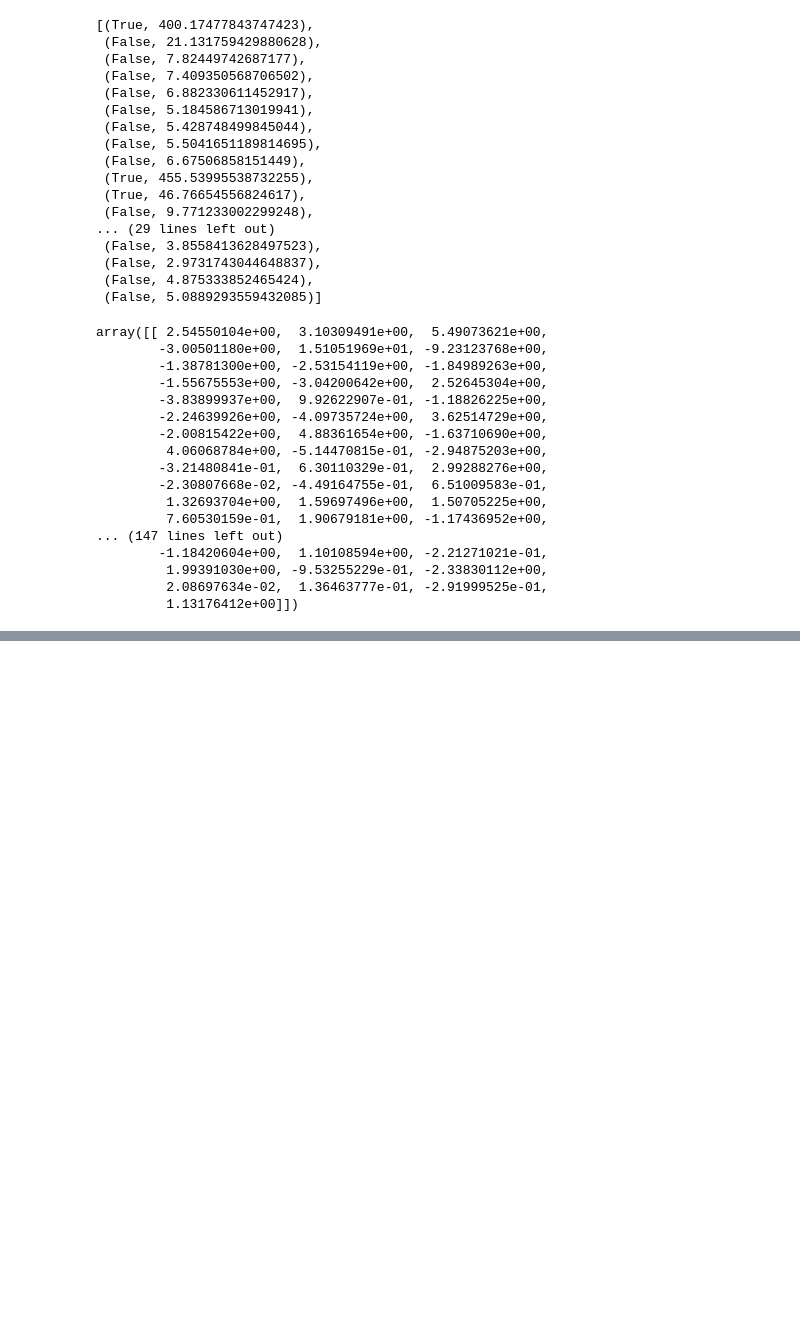
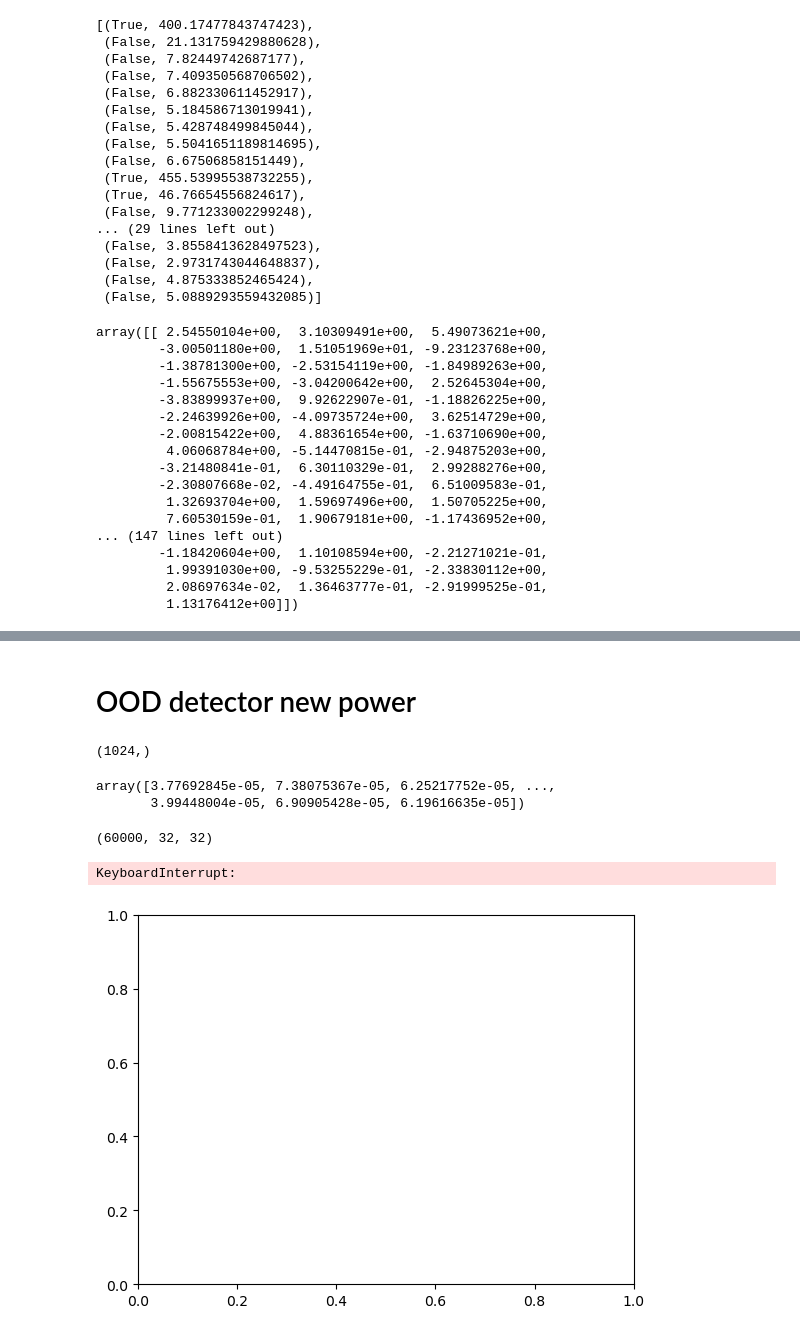
Before and after one commit to kitkatdafu/uncertainty-awared-diffusion, a Jupyter notebook: ood_utils_todo.ipynb, the cells around one changed output, grey strips where cells are left out. Saved outputs shown, nothing was run; the diff lists cells and outputs as text; code cells hidden in the pictures; blank space fills up the shorter version.

```diff
--- a/ood_utils_todo.ipynb
+++ b/ood_utils_todo.ipynb
@@ -380,6 +431,6 @@ array([[ 2.54550104e+00,  3.10309491e+00,  5.49073621e+00,
 # %%
-for img in infer_samples:
+for img in total_samples:
     for i in img:
         fig,ax = plt.subplots()
-        ax.imshow(i[0][0])
+        ax.imshow(i[0])
 # %% [output]
@@ -398,0 +438,11 @@ for img in infer_samples:
+# %% [markdown]
+# OOD detector new power
+# %%
+record_latent_features = torch.load('./weight/record_latent_features_power_999_100_new.pt')
+flatten_features(record_latent_features)
+# %%
+record_latent_features_loss = torch.load('./weight/record_latent_features_loss_power_999_100_new.pt')
+# %%
+record_latent_features[999][0].shape
+# %% [output]
+(1024,)
@@ -398,0 +451,17 @@ for img in infer_samples:
+# %%
+np.array(record_latent_features_loss[999]).mean(axis=(1,2,3))
+# %% [output]
+array([3.77692845e-05, 7.38075367e-05, 6.25217752e-05, ...,
+       3.99448004e-05, 6.90905428e-05, 6.19616635e-05])
+# %%
+np.array(record_latent_features_loss[0]).shape
+# %% [output]
+(60000, 32, 32)
+# %%
+for timestep in record_latent_features.keys():
+    fig,ax = plt.subplots()
+    ax.scatter(np.array(record_latent_features_loss[timestep]).mean(axis=(1,2,3)), np.linalg.norm(record_latent_features[timestep],axis=1))
+    ax.semilogx()
+# %% [output]
+KeyboardInterrupt:
+[figure, added]
```
Also changed, not shown: parts of 30 cells of this notebook, 8 other files.
